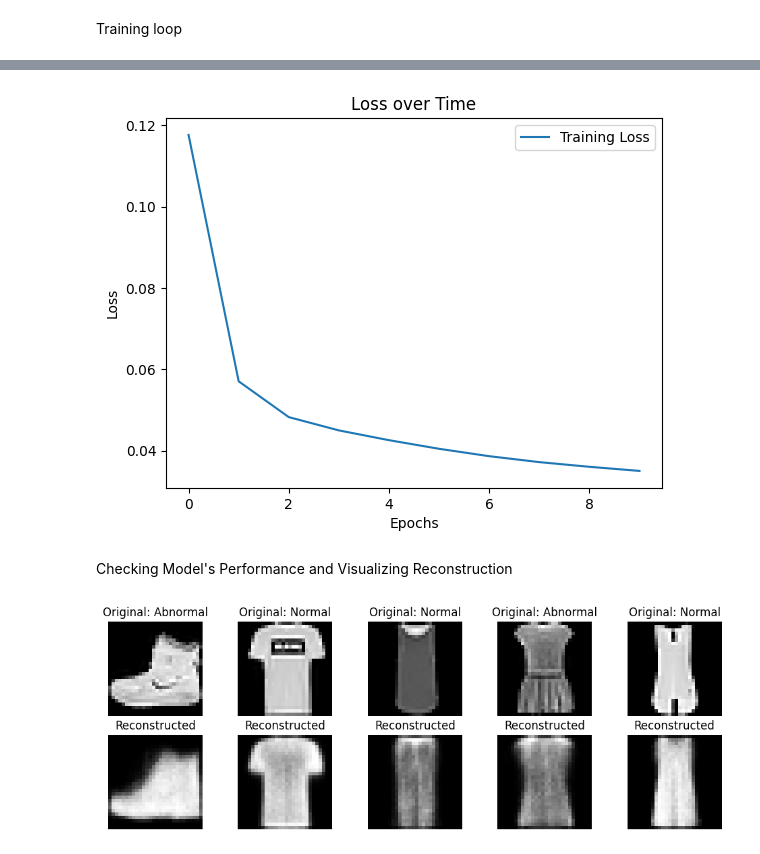
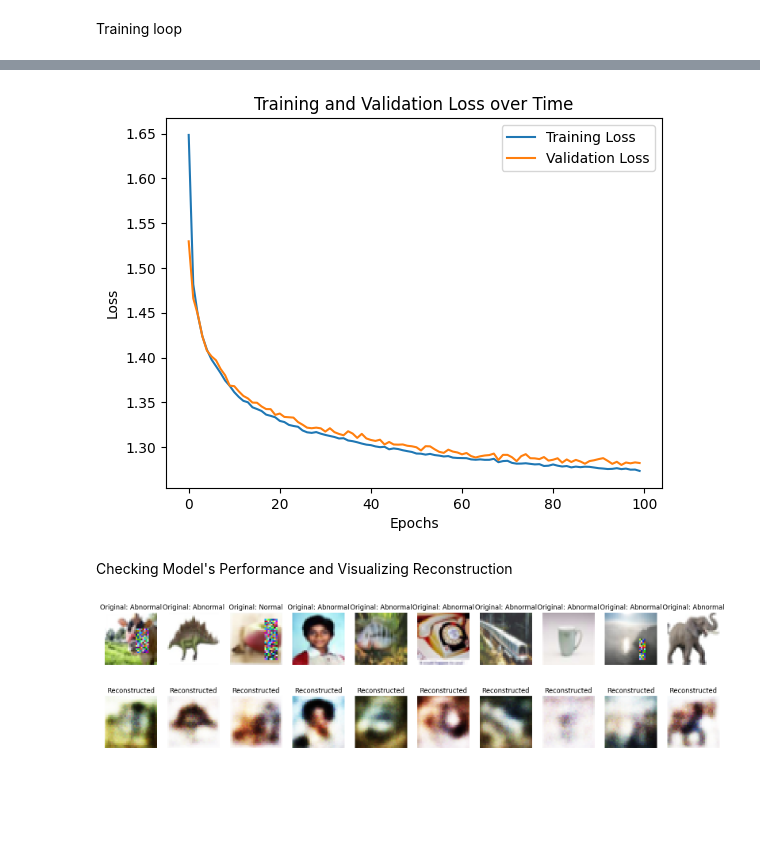
Before and after one commit to sameerhashmi36/anomaly_detection_computer_vision, a Jupyter notebook: Testing_data_aug/SSAE_data_aug.ipynb, the cells around one changed output, grey strips where cells are left out. Saved outputs shown, nothing was run; the diff lists cells and outputs as text; code cells hidden in the pictures; blank space fills up the shorter version.

Commit message:
ssae with random_erasing on cifar100

```diff
--- a/Testing_data_aug/SSAE_data_aug.ipynb
+++ b/Testing_data_aug/SSAE_data_aug.ipynb
@@ -76,6 +173,10 @@ class SSAE(nn.Module):
 # %% [markdown]
 Data preparation
 # %%
-transform = transforms.Compose([transforms.ToTensor()])
-train_dataset = FashionMNISTCustom(train=True, transform=transform, normal_class=0)  # T-shirts as normal
+transform = transforms.Compose([transforms.ToTensor(),
+                                # Normalization according to CIFAR-100 mean and std
+                                transforms.Normalize((0.5071, 0.4867, 0.4408), (0.2675, 0.2565, 0.2761))])
+train_dataset = Cifar100Custom(train=True, transform=transform, normal_class=0)  # apple as normal
 train_loader = DataLoader(train_dataset, batch_size=64, shuffle=True)
+val_dataset = Cifar100Custom(train=False, transform=transform, normal_class=0)
+val_loader = DataLoader(val_dataset, batch_size=64, shuffle=False)
@@ -99,7 +205,7 @@ def show_samples(dataset, num_samples=5):
     plt.show()
 # %%
 # Dataset with T-shirts (class 0) as normal and others as abnormal
-train_dataset = FashionMNISTCustom(train=True, transform=transforms.ToTensor(), normal_class=0)
+train_dataset = Cifar100Custom(train=True, transform=transforms.ToTensor(), normal_class=0)
 
 # Check the length of the dataset
 print(f"Total number of samples in the dataset: {len(train_dataset)}")
@@ -112,4 +246,6 @@ Total number of samples in the dataset: 60000
 # %%
 model = SSAE()
 optimizer = optim.Adam(model.parameters(), lr=0.0001)
+# %%
+device = torch.device('cuda')
 # %%
@@ -187,46 +379,58 @@ Epoch [10/10], Avg Loss: 0.0350
 # %%
+# Plot both training and validation losses
 plt.plot(loss_values, label="Training Loss")
+plt.plot(val_loss_values, label="Validation Loss")
 plt.xlabel('Epochs')
 plt.ylabel('Loss')
-plt.title('Loss over Time')
+plt.title('Training and Validation Loss over Time')
 plt.legend()
 plt.show()
 # %% [output]
-[figure, old version]
+[figure, new version]
 # %% [markdown]
 Checking Model's Performance and Visualizing Reconstruction
 # %%
-def visualize_reconstruction(model, dataset, num_samples=5):
+def visualize_reconstruction(model, dataset, num_samples=10, device='cuda'):
     # model.eval()  # Set the model to evaluation mode
-    model.load_state_dict(torch.load('ssae_models/ssae_fashion_mnist_epoch_10.pth'))
+    model.load_state_dict(torch.load('model_ssae_cifar100/best_model_epoch_100.pth'))
     model.eval()
-    fig, axes = plt.subplots(2, num_samples, figsize=(12, 4))
+
+    model.to(device)
+
+    fig, axes = plt.subplots(2, num_samples, figsize=(20, 5))
 
     for i in range(num_samples):
         # Get a sample from the dataset
         img, label = dataset[i]
-        img = img.view(1, -1)  # Flatten image
+        # img, label = img.to(device), label.to(device)
+        img = img.view(1, -1).to(device)  # Flatten image
 
         # Forward pass to get the reconstruction
         with torch.no_grad():
+            img = img.to(device)
             reconstructed_img = model(img)
 
         # Reshape images back to 28x28 for visualization
-        img = img.view(28, 28)
-        reconstructed_img = reconstructed_img.view(28, 28)
+        # img = img.view(28, 28)
+        # reconstructed_img = reconstructed_img.view(28, 28)
+
+        # Reshape images back to 32x32 with 3 channels for visualization
+        img = img.view(3, 32, 32).permute(1, 2, 0).cpu().numpy()  # Convert from (C, H, W) to (H, W, C) format
+        reconstructed_img = reconstructed_img.view(3, 32, 32).permute(1, 2, 0).cpu().numpy()  # Reshape and permute back
+
 
         # Plot original image
-        axes[0, i].imshow(img.numpy(), cmap='gray')
+        axes[0, i].imshow(img, cmap='gray')
         axes[0, i].set_title(f"Original: {'Normal' if label == 0 else 'Abnormal'}")
         axes[0, i].axis('off')
 
         # Plot reconstructed image
-        axes[1, i].imshow(reconstructed_img.numpy(), cmap='gray')
+        axes[1, i].imshow(reconstructed_img, cmap='gray')
         axes[1, i].set_title("Reconstructed")
         axes[1, i].axis('off')
 
     plt.show()
 # %%
-visualize_reconstruction(model, train_dataset)
+visualize_reconstruction(model, train_dataset, device=device)
 # %% [output]
-[figure, old version]
+[figure, new version]
```
Also changed, not shown: parts of 11 cells of this notebook.
